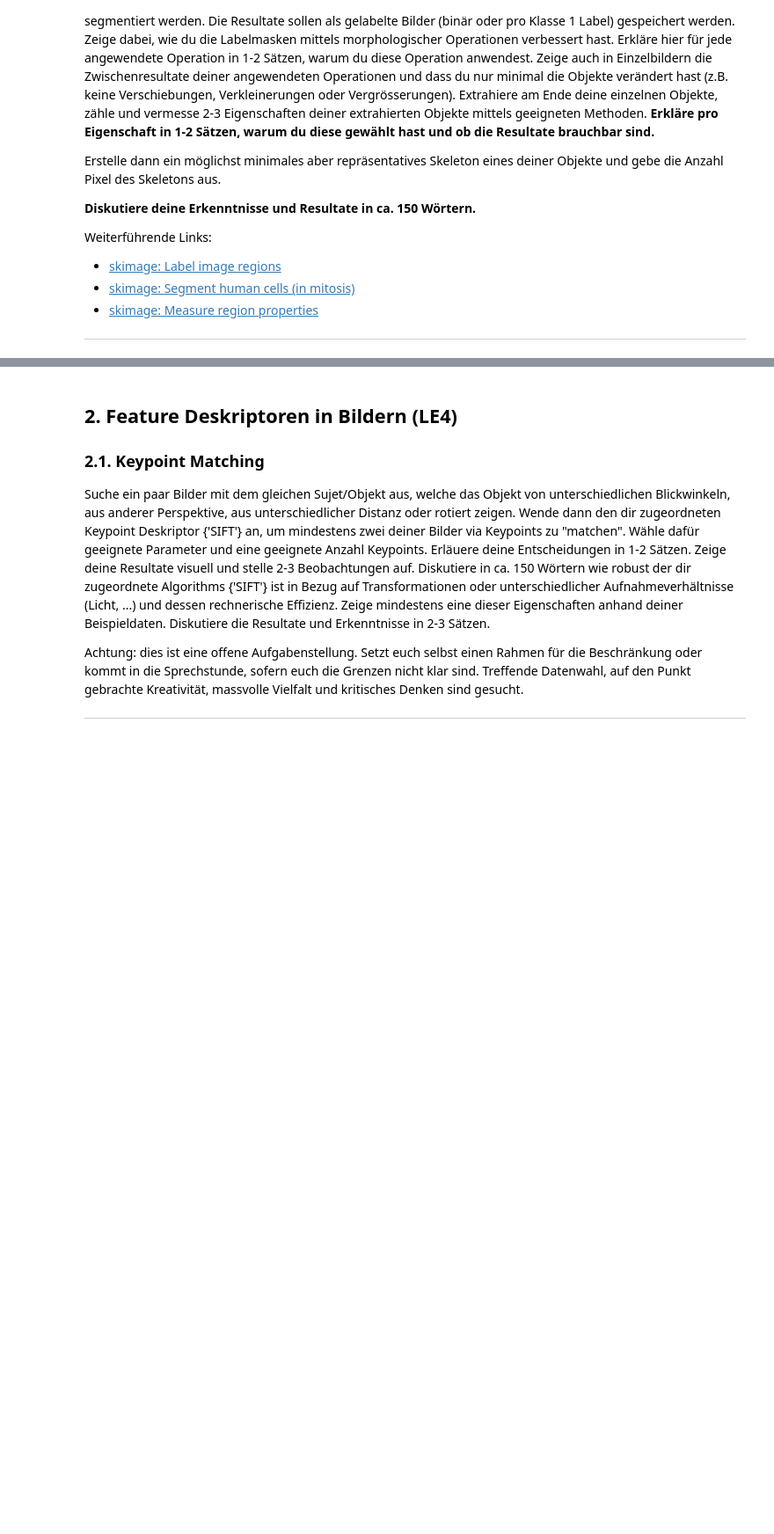
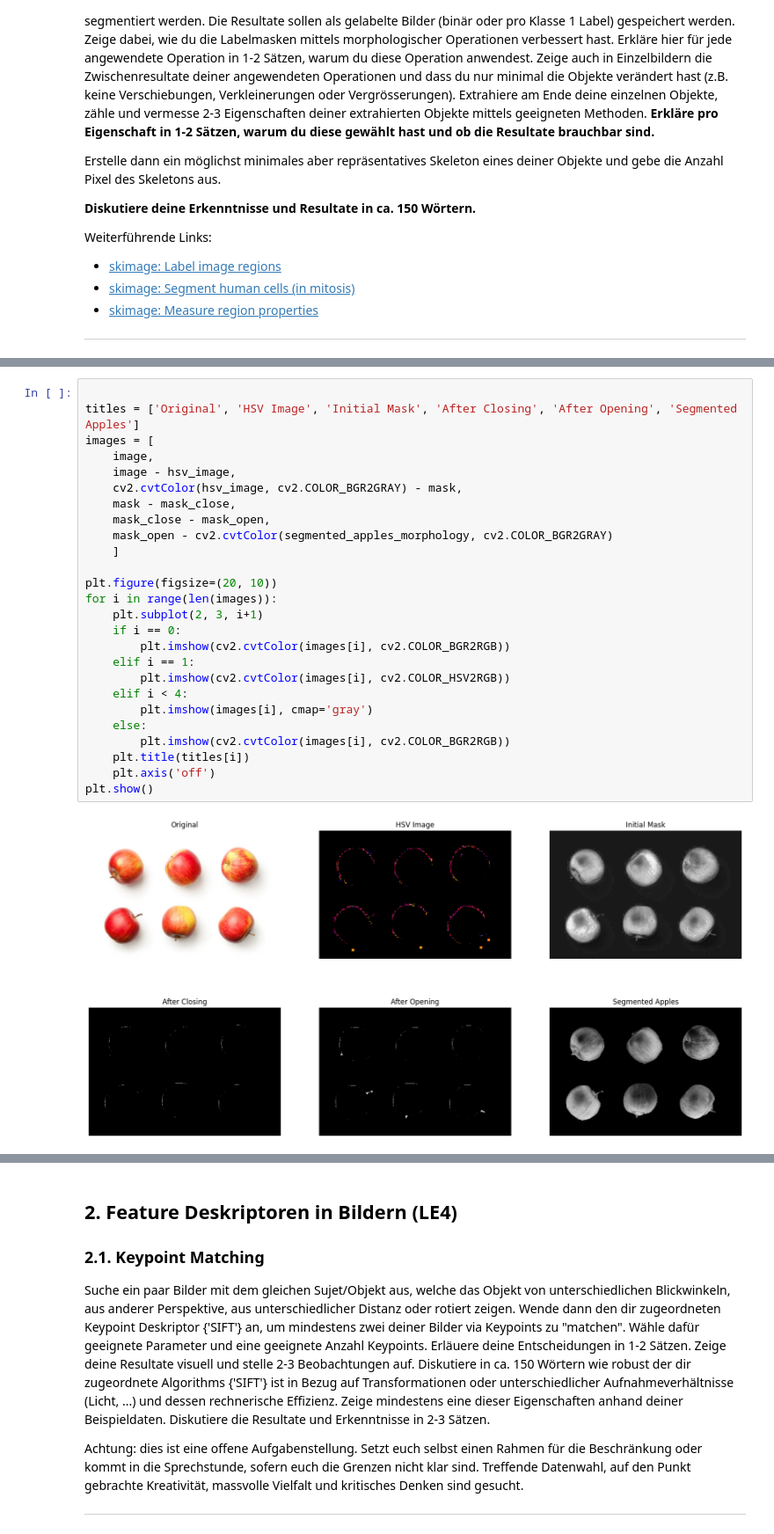
Before and after one commit to florinbarbisch/gbsv, a Jupyter notebook: mc2.ipynb, the cells around one changed output, grey strips where cells are left out. Shown at 88% size. Saved outputs shown, nothing was run; the diff lists cells and outputs as text; blank space fills up the shorter version.

```diff
--- a/mc2.ipynb
+++ b/mc2.ipynb
@@ -208,0 +293,28 @@ Weiterführende Links:
+# %%
+
+titles = ['Original', 'HSV Image', 'Initial Mask', 'After Closing', 'After Opening', 'Segmented Apples']
+images = [
+    image,
+    image - hsv_image,
+    cv2.cvtColor(hsv_image, cv2.COLOR_BGR2GRAY) - mask,
+    mask - mask_close,
+    mask_close - mask_open,
+    mask_open - cv2.cvtColor(segmented_apples_morphology, cv2.COLOR_BGR2GRAY)
+    ]
+
+plt.figure(figsize=(20, 10))
+for i in range(len(images)):
+    plt.subplot(2, 3, i+1)
+    if i == 0:
+        plt.imshow(cv2.cvtColor(images[i], cv2.COLOR_BGR2RGB))
+    elif i == 1:
+        plt.imshow(cv2.cvtColor(images[i], cv2.COLOR_HSV2RGB))
+    elif i < 4:
+        plt.imshow(images[i], cmap='gray')
+    else:
+        plt.imshow(cv2.cvtColor(images[i], cv2.COLOR_BGR2RGB))
+    plt.title(titles[i])
+    plt.axis('off')
+plt.show()
+# %% [output]
+[figure, added]
```
Also changed, not shown: parts of 4 cells of this notebook, 1 other file.
